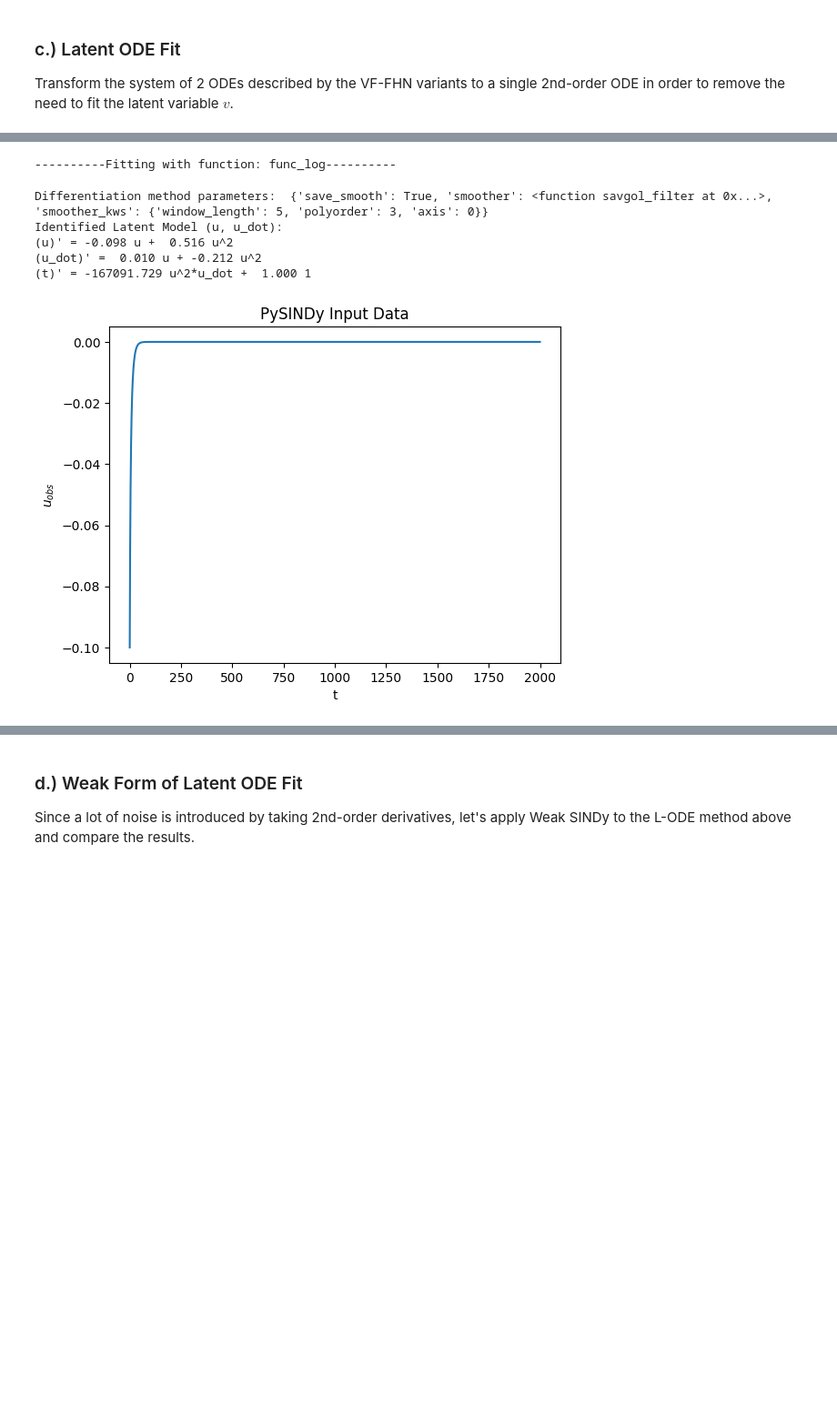
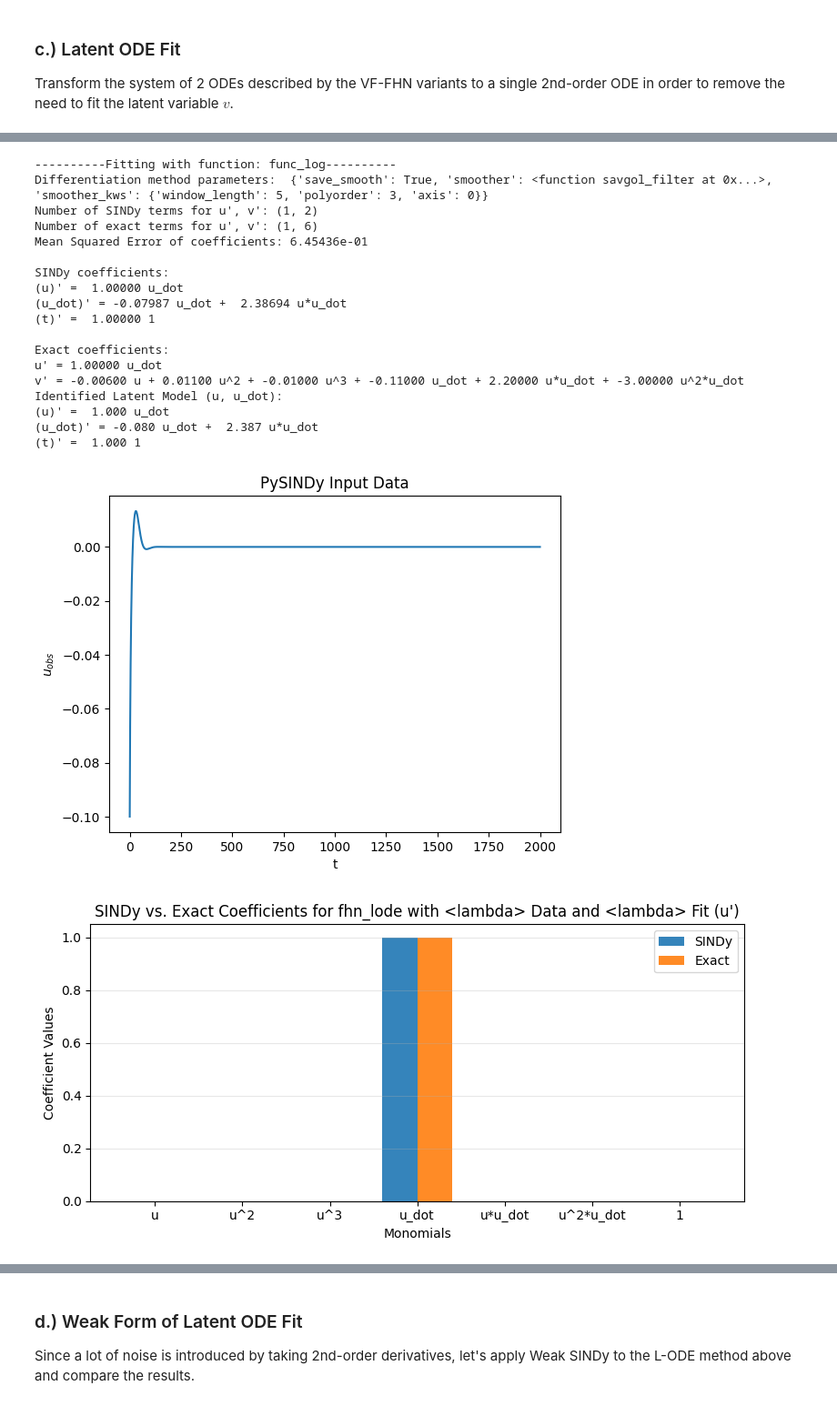
Before and after one commit to cswelch/SINDy-for-Cardiac-Electrophysiology, a Jupyter notebook: SINDy_non_autonomous_test.ipynb, the cells around one changed output, grey strips where cells are left out. Shown at 91% size. Cells and saved outputs as stored; diff of their text form; code cells hidden in the pictures; blank space fills up the shorter version.

Commit message:
Added automatic comparison of exact and SINDy coefficients to L-ODE tests.

```diff
--- a/SINDy_non_autonomous_test.ipynb
+++ b/SINDy_non_autonomous_test.ipynb
@@ -754,17 +771,30 @@ ValueError: Expected a monomial got u_dot
 # %%
 latent_ODE_models_no_osc = []
 
 # TODO Uninteresting behavior where system decays to 0 and stops there; need to find better parameters for this test.
 # L-ODE fit w/out non-autonomous term to eliminate potential impact of I'(t)
 print(f"----------Fitting with function: {func_log.__name__}----------")
-cur_gen_library_lode_no_osc = GenLibraryFit(lambda t: 0, lambda t: 0, fhn_variant="cardiac", ics=np.array([-0.1,0]), t_range=np.arange(0,2000,0.01), color="blue")
+cur_gen_library_lode_no_osc = GenLibraryFit(lambda t: 0, lambda t: 0, fhn_variant="fhn_lode", ics=np.array([-0.1,0]), t_range=np.arange(0,2000,0.01), color="blue")
 latent_ODE_models_no_osc.append(cur_gen_library_lode_no_osc.fit_latent_ODE(is_weak=False))
 print('\n\n')
 # %% [output]
 ----------Fitting with function: func_log----------
+Differentiation method parameters:  {'save_smooth': True, 'smoother': <function savgol_filter at 0x...>, 'smoother_kws': {'window_length': 5, 'polyorder': 3, 'axis': 0}}
+Number of SINDy terms for u', v': (1, 2)
+Number of exact terms for u', v': (1, 6)
+Mean Squared Error of coefficients: 6.45436e-01
+
+SINDy coefficients:
+(u)' =  1.00000 u_dot
+(u_dot)' = -0.07987 u_dot +  2.38694 u*u_dot
+(t)' =  1.00000 1
+
+Exact coefficients:
+u' = 1.00000 u_dot
+v' = -0.00600 u + 0.01100 u^2 + -0.01000 u^3 + -0.11000 u_dot + 2.20000 u*u_dot + -3.00000 u^2*u_dot
+Identified Latent Model (u, u_dot):
+(u)' =  1.000 u_dot
+(u_dot)' = -0.080 u_dot +  2.387 u*u_dot
+(t)' =  1.000 1
-Differentiation method parameters:  {'save_smooth': True, 'smoother': <function savgol_filter at 0x...>, 'smoother_kws': {'window_length': 5, 'polyorder': 3, 'axis': 0}}
-Identified Latent Model (u, u_dot):
-(u)' = -0.098 u +  0.516 u^2
-(u_dot)' =  0.010 u + -0.212 u^2
-(t)' = -167091.729 u^2*u_dot +  1.000 1
-[figure, old version]
+[figure, new version]
+[figure, added]
```
Also changed, not shown: parts of 3 cells of this notebook, 3 other files.
